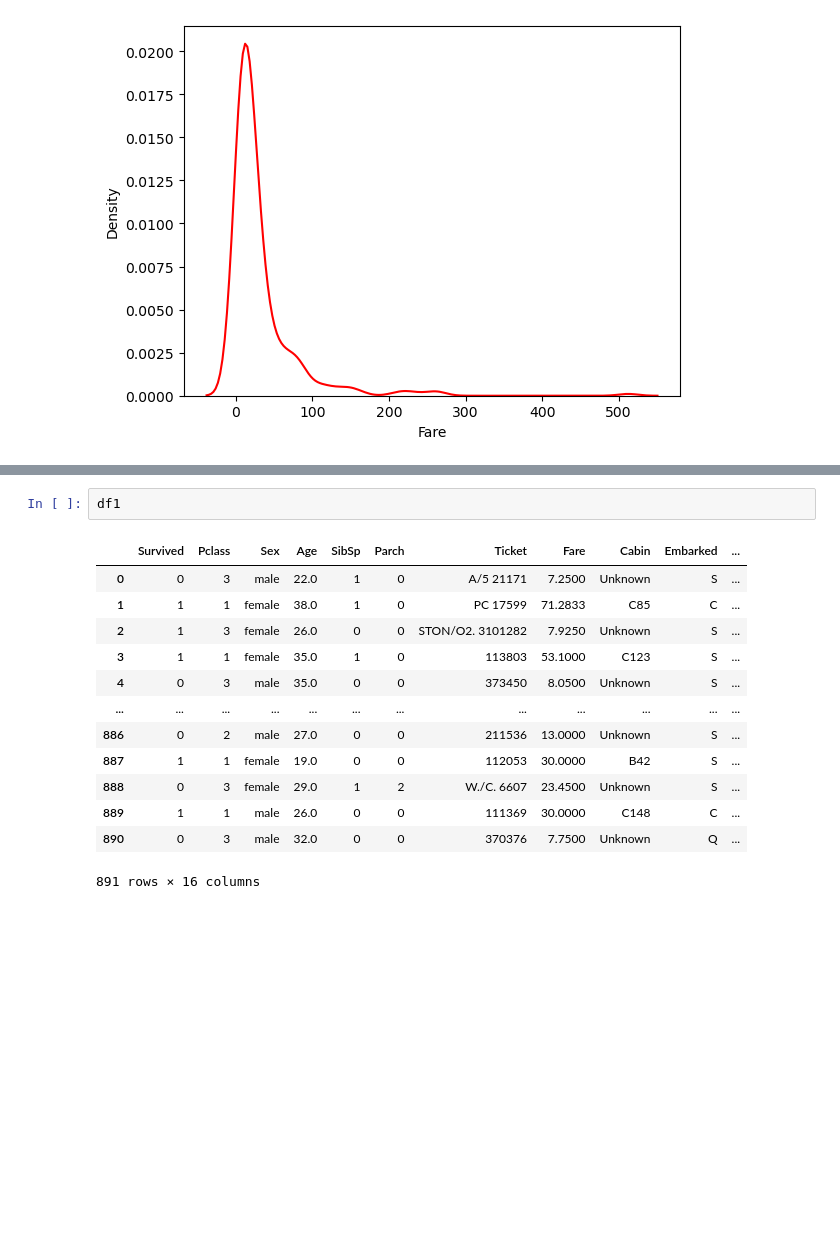
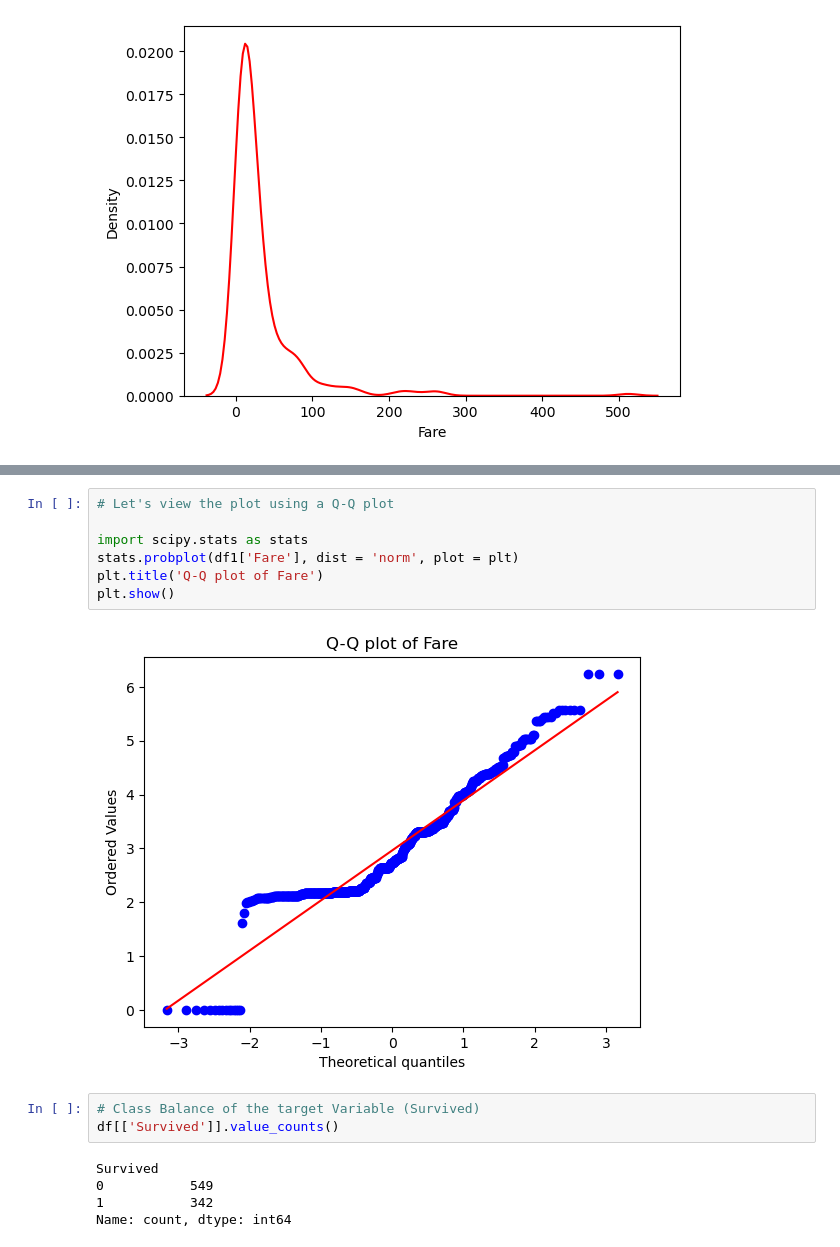
Before and after one commit to JudeMirac/titanic, a Jupyter notebook: Data/Notebooks/Wrangling.ipynb, the cells around one changed output, grey strips where cells are left out. Drawn from its saved outputs; the diff is of its cells as text; blank space fills up the shorter version.

```diff
--- a/Data/Notebooks/Wrangling.ipynb
+++ b/Data/Notebooks/Wrangling.ipynb
@@ -215,17 +231,18 @@ sns.kdeplot(df1, x = 'Fare', color = 'red')
+# %%
+# Let's view the plot using a Q-Q plot
+
+import scipy.stats as stats
+stats.probplot(df1['Fare'], dist = 'norm', plot = plt)
+plt.title('Q-Q plot of Fare')
+plt.show()
+# %% [output]
+[figure, added]
 # %%
-df1
+# Class Balance of the target Variable (Survived)
+df[['Survived']].value_counts()
 # %% [output]
-|  | Survived | Pclass | Sex | Age | SibSp | Parch | Ticket | Fare | Cabin | Embarked | ... |
-| 0 | 0 | 3 | male | 22.0 | 1 | 0 | A/5 21171 | 7.2500 | Unknown | S | ... |
-| 1 | 1 | 1 | female | 38.0 | 1 | 0 | PC 17599 | 71.2833 | C85 | C | ... |
-| 2 | 1 | 3 | female | 26.0 | 0 | 0 | STON/O2. 3101282 | 7.9250 | Unknown | S | ... |
-| 3 | 1 | 1 | female | 35.0 | 1 | 0 | 113803 | 53.1000 | C123 | S | ... |
-| 4 | 0 | 3 | male | 35.0 | 0 | 0 | 373450 | 8.0500 | Unknown | S | ... |
-| ... | ... | ... | ... | ... | ... | ... | ... | ... | ... | ... | ... |
-| 886 | 0 | 2 | male | 27.0 | 0 | 0 | 211536 | 13.0000 | Unknown | S | ... |
-| 887 | 1 | 1 | female | 19.0 | 0 | 0 | 112053 | 30.0000 | B42 | S | ... |
-| 888 | 0 | 3 | female | 29.0 | 1 | 2 | W./C. 6607 | 23.4500 | Unknown | S | ... |
-| 889 | 1 | 1 | male | 26.0 | 0 | 0 | 111369 | 30.0000 | C148 | C | ... |
-| 890 | 0 | 3 | male | 32.0 | 0 | 0 | 370376 | 7.7500 | Unknown | Q | ... |
-891 rows × 16 columns
+Survived
+0           549
+1           342
+Name: count, dtype: int64
 # %%
```
Also changed, not shown: parts of 35 cells of this notebook.
